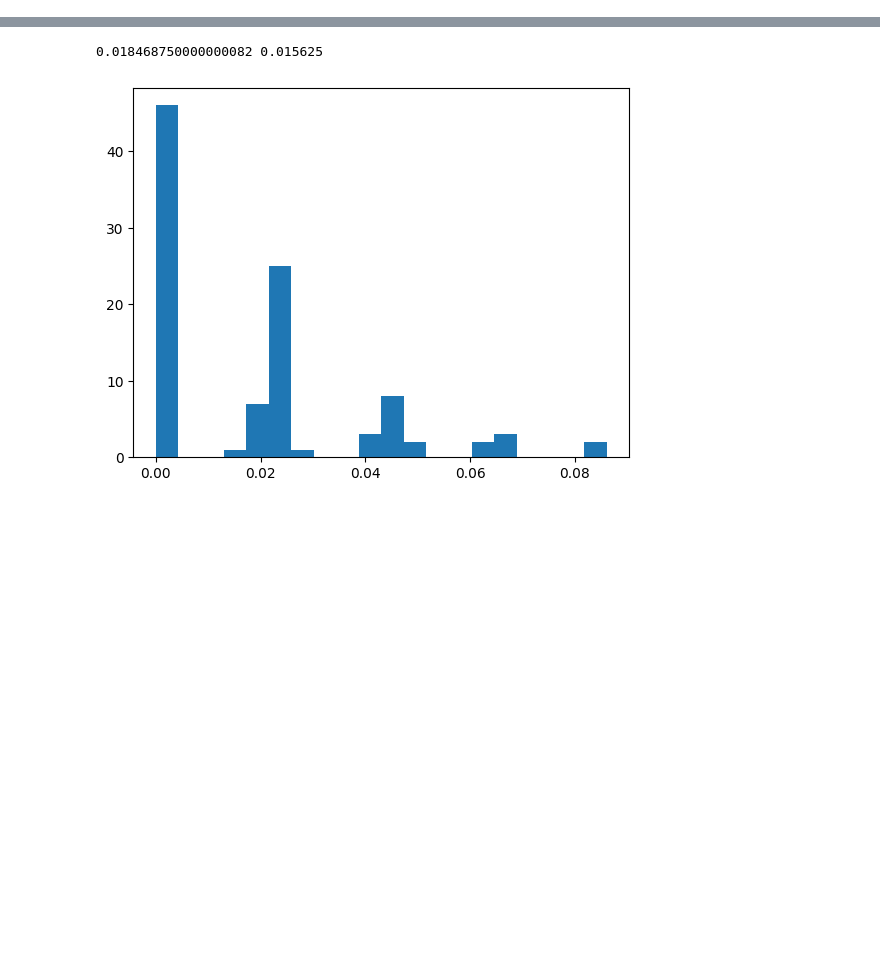
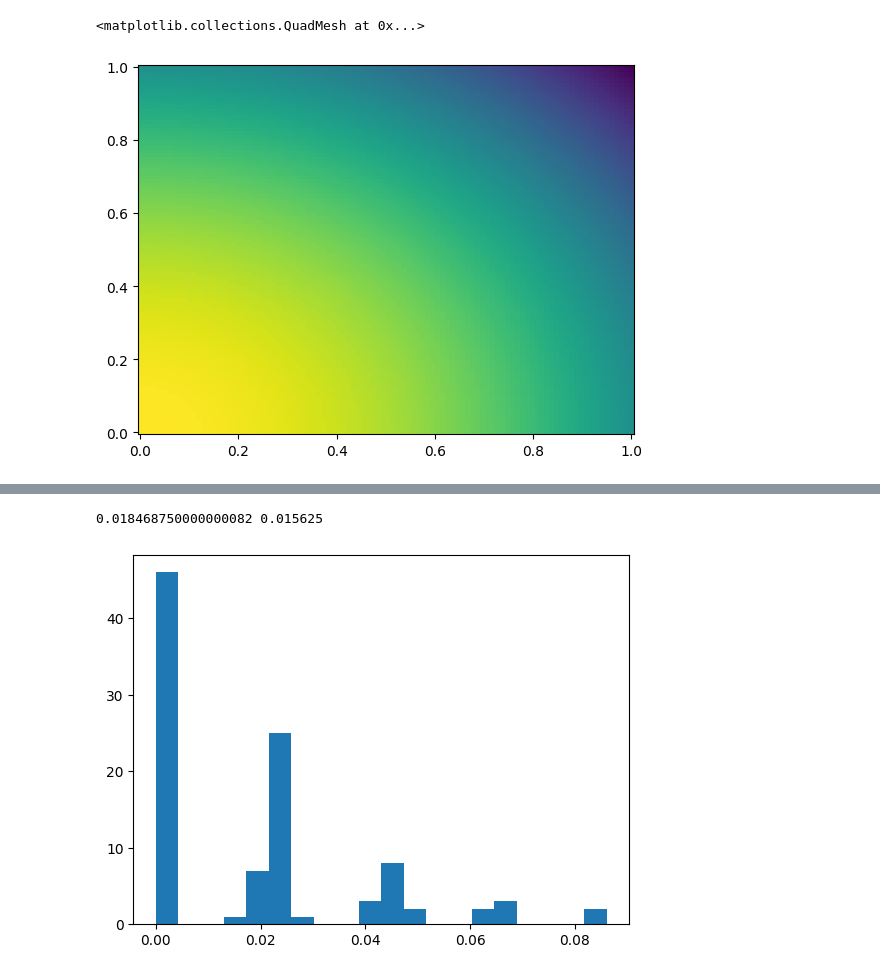
Before and after one commit to idnm/barren_traps, a Jupyter notebook: barren_traps.ipynb, the cells around one changed output, grey strips where cells are left out. Drawn from its saved outputs; the diff is of its cells as text; code cells hidden in the pictures; blank space fills up the shorter version.

```diff
--- a/barren_traps.ipynb
+++ b/barren_traps.ipynb
@@ -244,0 +260,11 @@ class Experiment:
+# %%
+x = np.linspace(0, 1, 100)
+y = np.linspace(0, 1, 100)
+xx, yy = np.meshgrid(x, y)
+
+zz = -xx**2-yy**2
+
+plt.pcolormesh(xx, yy, zz)
+# %% [output]
+<matplotlib.collections.QuadMesh at 0x...>
+[figure, added]
```
Also changed, not shown: parts of 19 cells of this notebook.
